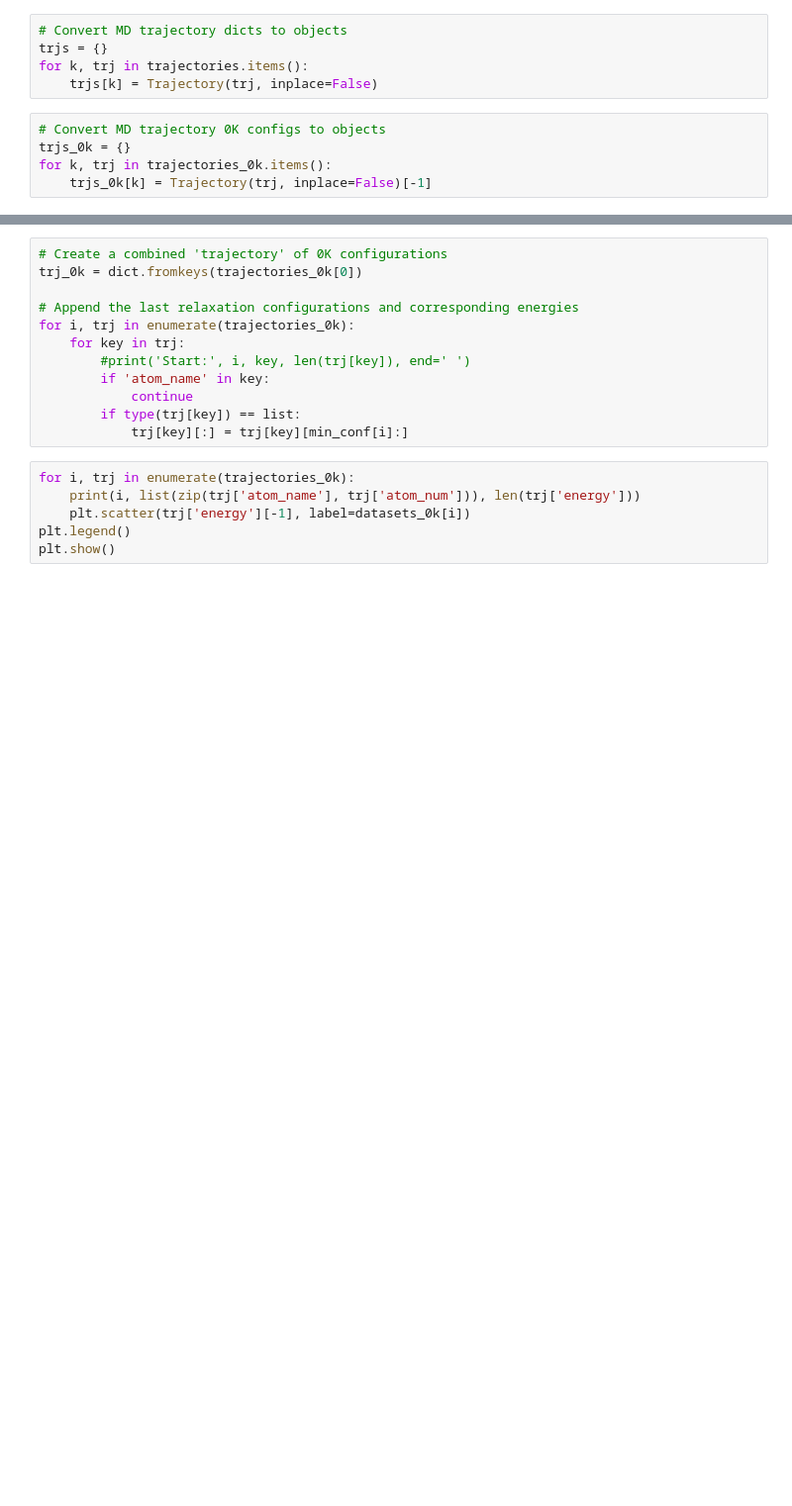
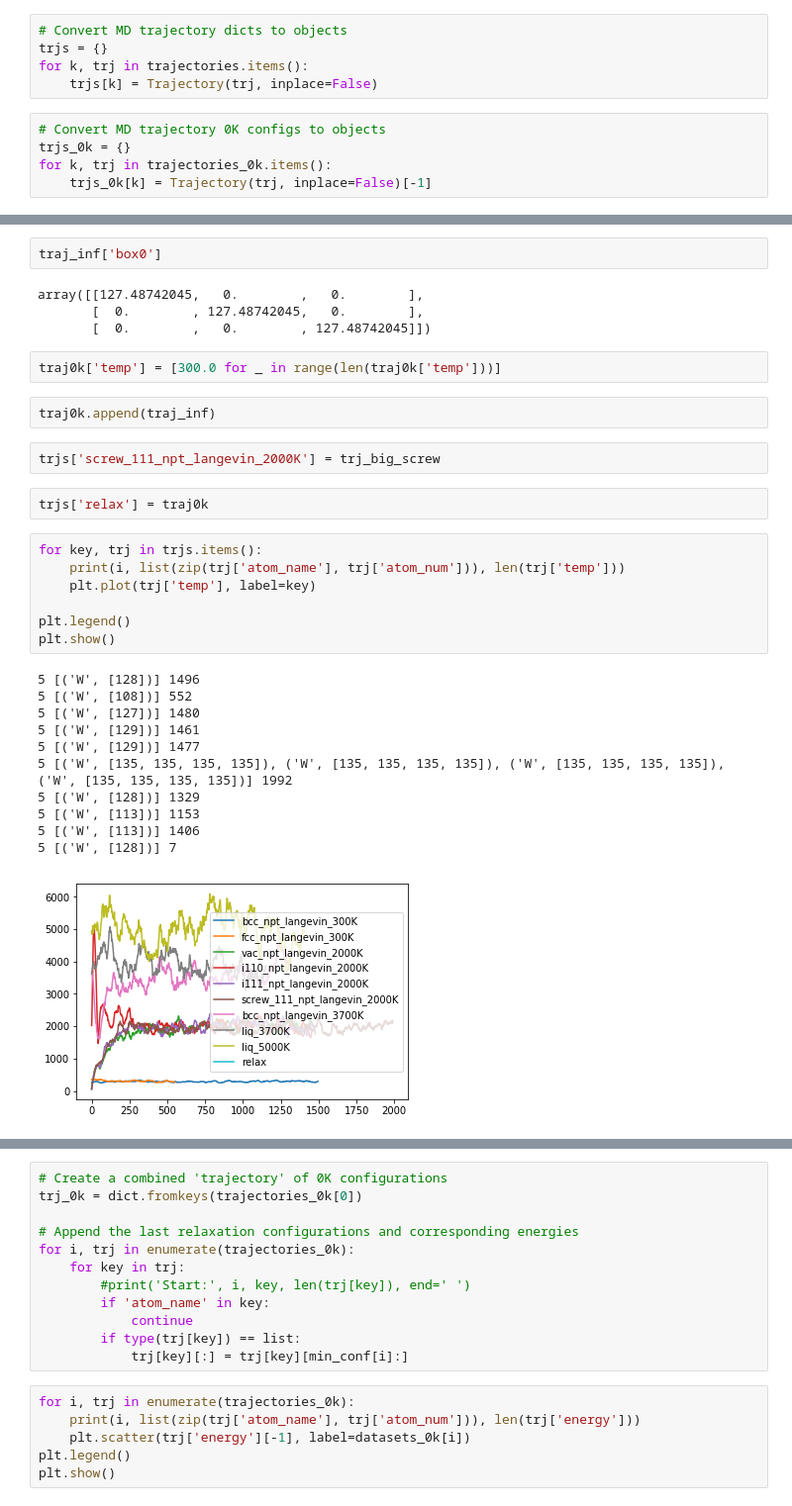
Before and after one commit to vlcekl/eam-models, a Jupyter notebook: notebooks/eam_lib.ipynb, the cells around one changed output, grey strips where cells are left out. Shown at 99% size. Saved outputs shown, nothing was run; the diff lists cells and outputs as text; blank space fills up the shorter version.

```diff
--- a/notebooks/eam_lib.ipynb
+++ b/notebooks/eam_lib.ipynb
@@ -234,0 +153,33 @@ trajectories_0k[0]['atom_name']
+# %%
+traj_inf['box0']
+# %% [output]
+array([[127.48742045,   0.        ,   0.        ],
+       [  0.        , 127.48742045,   0.        ],
+       [  0.        ,   0.        , 127.48742045]])
+# %%
+traj0k['temp'] = [300.0 for _ in range(len(traj0k['temp']))]
+# %%
+traj0k.append(traj_inf)
+# %%
+trjs['screw_111_npt_langevin_2000K'] = trj_big_screw
+# %%
+trjs['relax'] = traj0k
+# %%
+for key, trj in trjs.items():
+    print(i, list(zip(trj['atom_name'], trj['atom_num'])), len(trj['temp']))
+    plt.plot(trj['temp'], label=key)
+
+plt.legend()
+plt.show()
+# %% [output]
+5 [('W', [128])] 1496
+5 [('W', [108])] 552
+5 [('W', [127])] 1480
+5 [('W', [129])] 1461
+5 [('W', [129])] 1477
+5 [('W', [135, 135, 135, 135]), ('W', [135, 135, 135, 135]), ('W', [135, 135, 135, 135]), ('W', [135, 135, 135, 135])] 1992
+5 [('W', [128])] 1329
+5 [('W', [113])] 1153
+5 [('W', [113])] 1406
+5 [('W', [128])] 7
+[figure, added]
```
Also changed, not shown: parts of 38 cells of this notebook.
